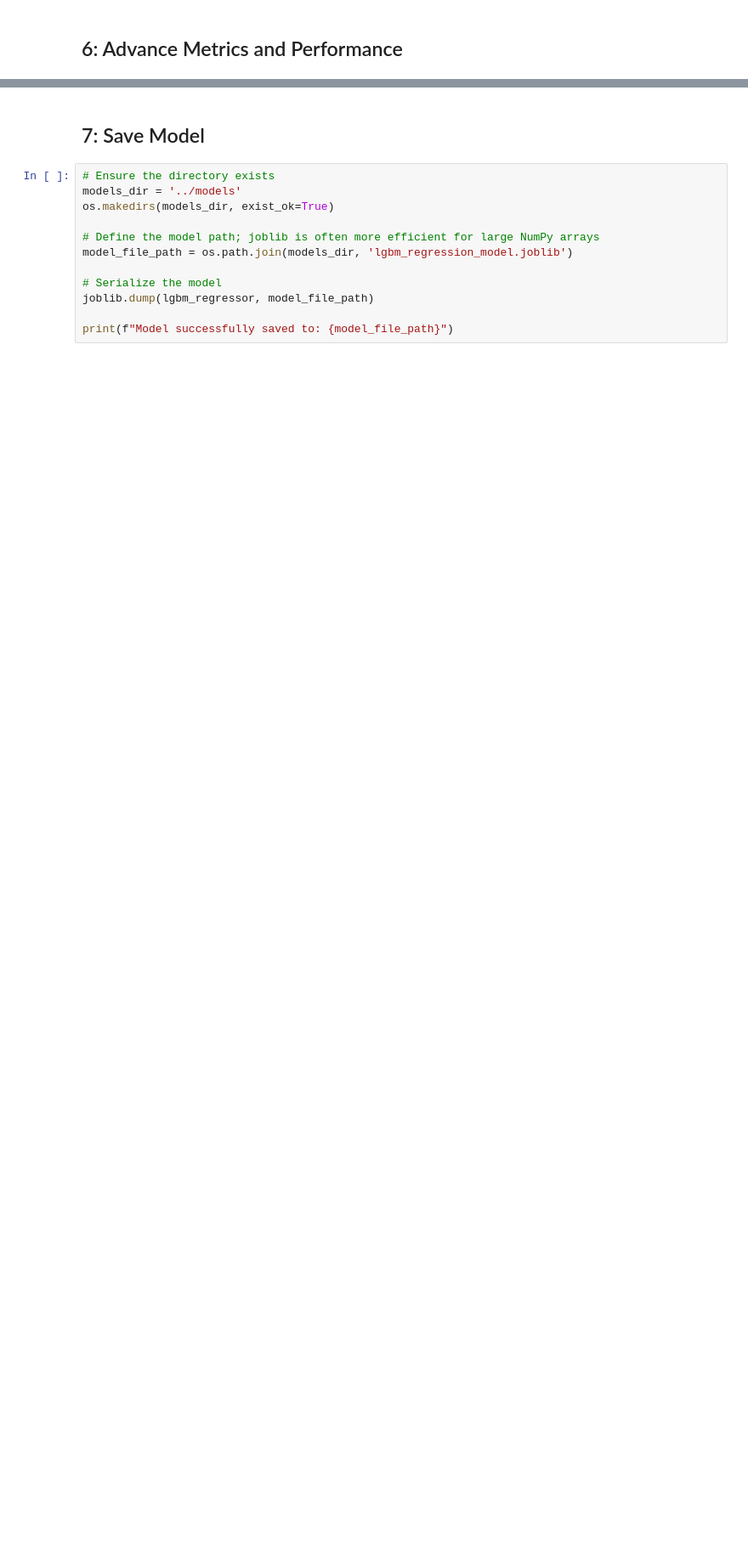
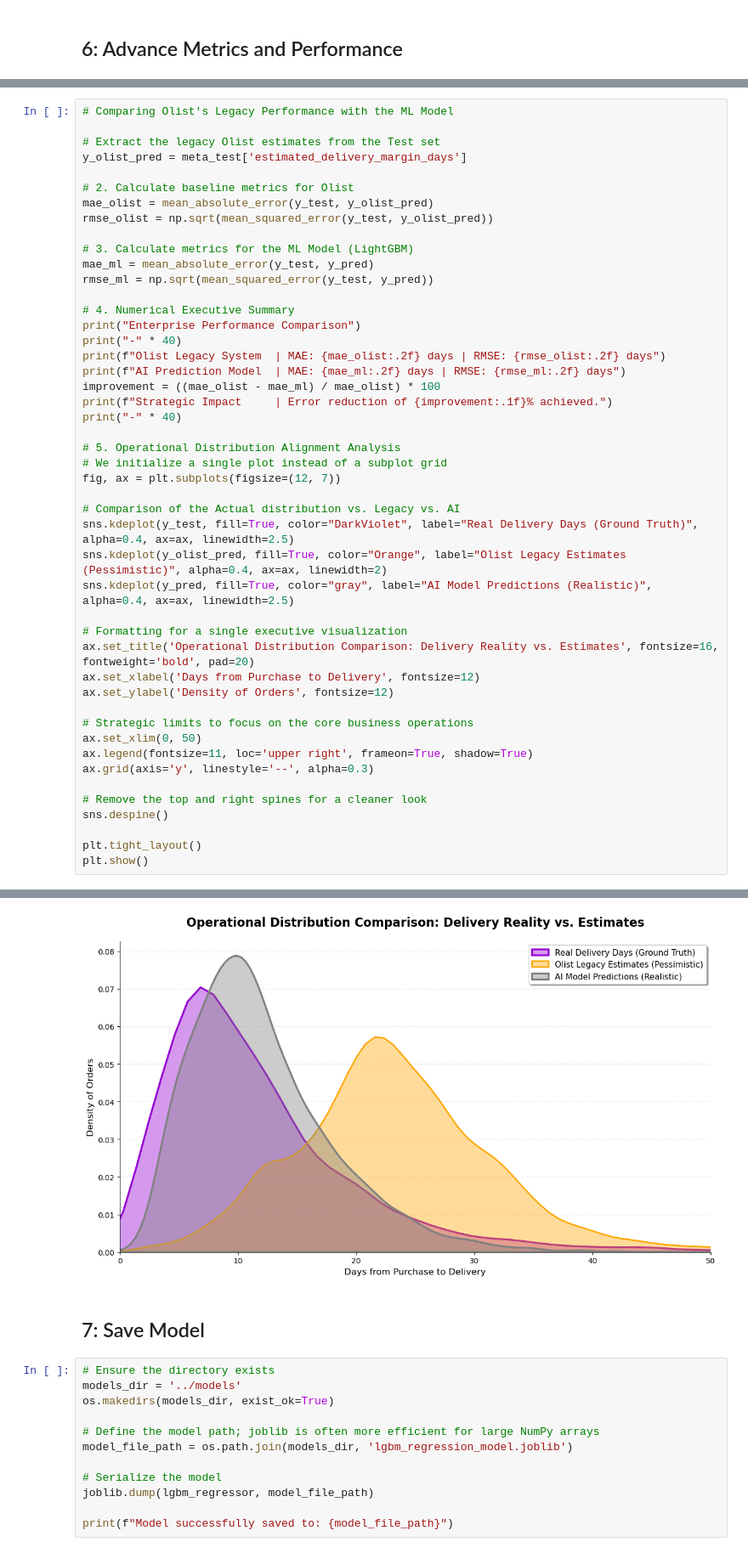
Before and after one commit to SergioBrPerez/Intelligence-Data-Analysis-ML-DL, a Jupyter notebook: 4-Regresion_Model/4.1-Training_and_Evaluation_SBP.ipynb, the cells around one changed output, grey strips where cells are left out. Shown: that part at 85% size. Drawn from its saved outputs; the diff is of its cells as text; blank space fills up the shorter version.

```diff
--- a/4-Regresion_Model/4.1-Training_and_Evaluation_SBP.ipynb
+++ b/4-Regresion_Model/4.1-Training_and_Evaluation_SBP.ipynb
@@ -338,0 +450,48 @@ plt.show()
+# %%
+# Comparing Olist's Legacy Performance with the ML Model
+
+# Extract the legacy Olist estimates from the Test set
+y_olist_pred = meta_test['estimated_delivery_margin_days']
+
+# 2. Calculate baseline metrics for Olist
+mae_olist = mean_absolute_error(y_test, y_olist_pred)
+rmse_olist = np.sqrt(mean_squared_error(y_test, y_olist_pred))
+
+# 3. Calculate metrics for the ML Model (LightGBM)
+mae_ml = mean_absolute_error(y_test, y_pred)
+rmse_ml = np.sqrt(mean_squared_error(y_test, y_pred))
+
+# 4. Numerical Executive Summary
+print("Enterprise Performance Comparison")
+print("-" * 40)
+print(f"Olist Legacy System  | MAE: {mae_olist:.2f} days | RMSE: {rmse_olist:.2f} days")
+print(f"AI Prediction Model  | MAE: {mae_ml:.2f} days | RMSE: {rmse_ml:.2f} days")
+improvement = ((mae_olist - mae_ml) / mae_olist) * 100
+print(f"Strategic Impact     | Error reduction of {improvement:.1f}% achieved.")
+print("-" * 40)
+
+# 5. Operational Distribution Alignment Analysis
+# We initialize a single plot instead of a subplot grid
+fig, ax = plt.subplots(figsize=(12, 7))
+
+# Comparison of the Actual distribution vs. Legacy vs. AI
+sns.kdeplot(y_test, fill=True, color="DarkViolet", label="Real Delivery Days (Ground Truth)", alpha=0.4, ax=ax, linewidth=2.5)
+sns.kdeplot(y_olist_pred, fill=True, color="Orange", label="Olist Legacy Estimates (Pessimistic)", alpha=0.4, ax=ax, linewidth=2)
+sns.kdeplot(y_pred, fill=True, color="gray", label="AI Model Predictions (Realistic)", alpha=0.4, ax=ax, linewidth=2.5)
+
+# Formatting for a single executive visualization
+ax.set_title('Operational Distribution Comparison: Delivery Reality vs. Estimates', fontsize=16, fontweight='bold', pad=20)
+ax.set_xlabel('Days from Purchase to Delivery', fontsize=12)
+ax.set_ylabel('Density of Orders', fontsize=12)
+
+# Strategic limits to focus on the core business operations
+ax.set_xlim(0, 50)
+ax.legend(fontsize=11, loc='upper right', frameon=True, shadow=True)
+ax.grid(axis='y', linestyle='--', alpha=0.3)
+
+# Remove the top and right spines for a cleaner look
+sns.despine()
+
+plt.tight_layout()
+plt.show()
+# %% [output]
@@ -339,3 +504,4 @@ plt.show()
+[figure, added]
 # %% [markdown]
 ## 7: Save Model
 # %%
```
Also changed, not shown: parts of 19 cells of this notebook, 4 other files.
